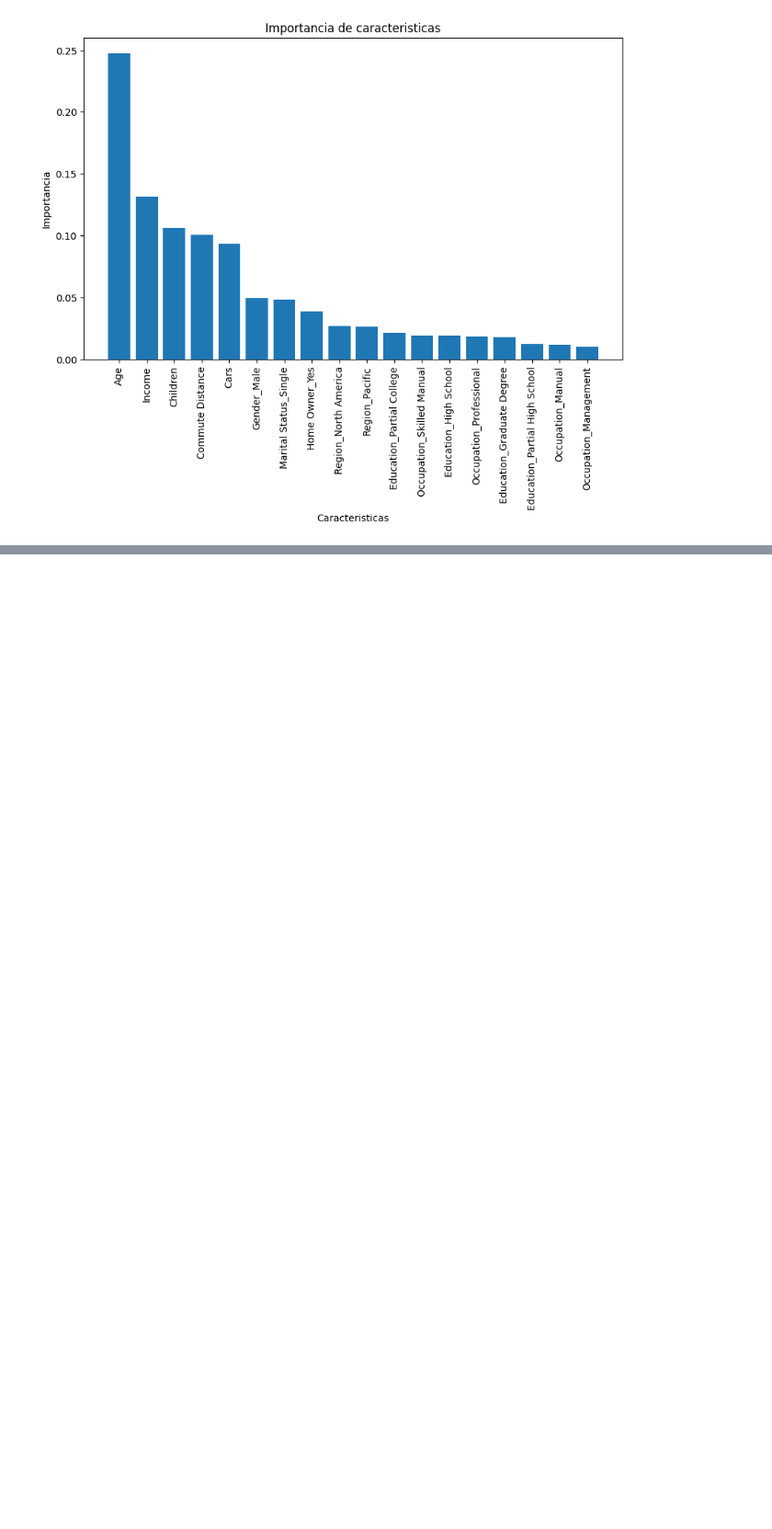
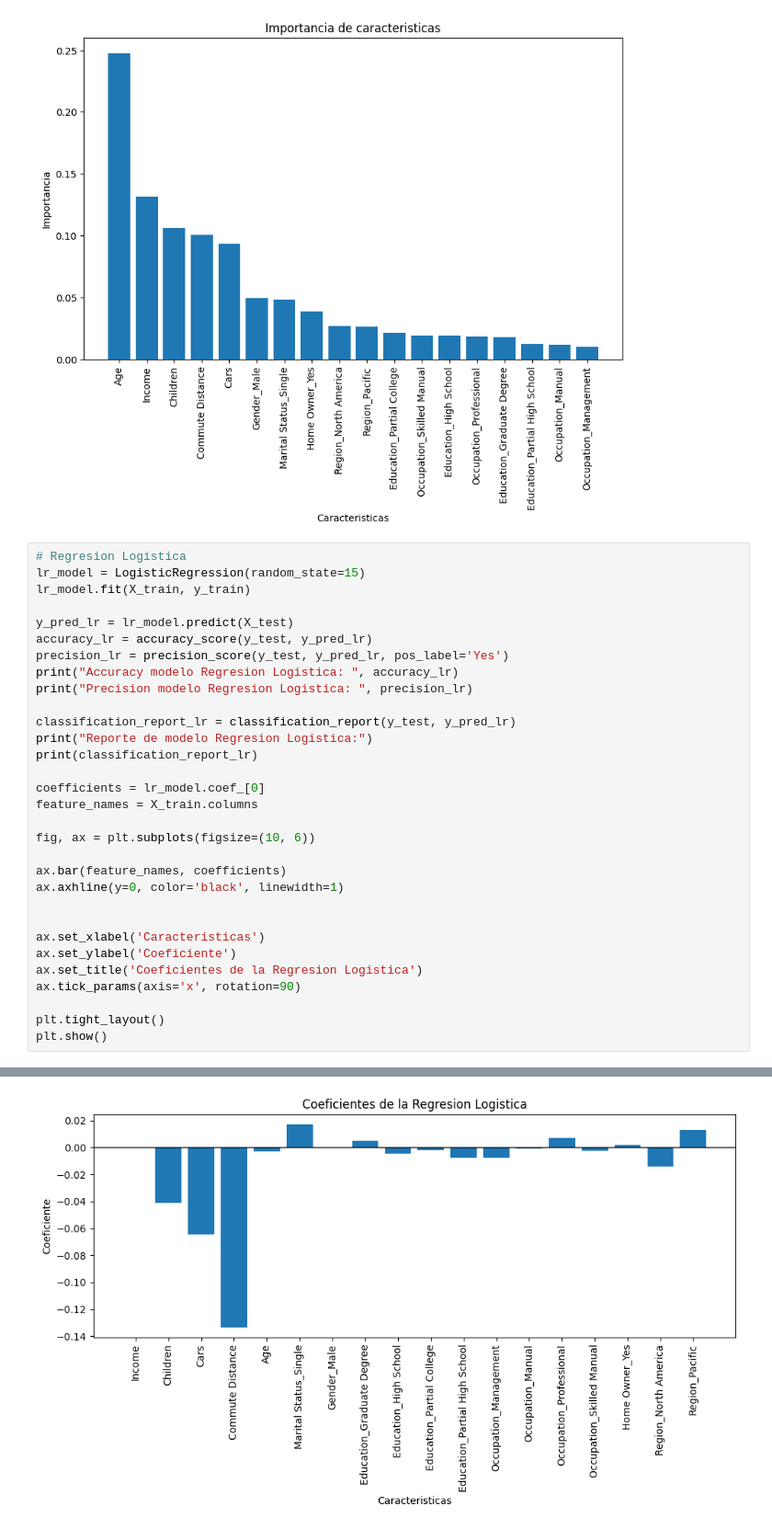
Before and after one commit to ElGirasolMaestro/DataScienceFP, a Jupyter notebook: Code/trabajofinal.ipynb, the cells around one changed output, grey strips where cells are left out. Shown: that part at 92% size. Saved outputs shown, nothing was run; the diff lists cells and outputs as text; blank space fills up the shorter version.

Commit message:
regresion logistica agregada

```diff
--- a/Code/trabajofinal.ipynb
+++ b/Code/trabajofinal.ipynb
@@ -355,3 +355,35 @@ Reporte de modelo Random Forest Classifier:
    macro avg       0.75      0.75      0.75       100
 weighted avg       0.75      0.75      0.75       100
 [figure]
+# %%
+# Regresion Logistica
+lr_model = LogisticRegression(random_state=15)
+lr_model.fit(X_train, y_train)
+
+y_pred_lr = lr_model.predict(X_test)
+accuracy_lr = accuracy_score(y_test, y_pred_lr)
+precision_lr = precision_score(y_test, y_pred_lr, pos_label='Yes')
+print("Accuracy modelo Regresion Logistica: ", accuracy_lr)
+print("Precision modelo Regresion Logistica: ", precision_lr)
+
+classification_report_lr = classification_report(y_test, y_pred_lr)
+print("Reporte de modelo Regresion Logistica:")
+print(classification_report_lr)
+
+coefficients = lr_model.coef_[0]
+feature_names = X_train.columns
+
+fig, ax = plt.subplots(figsize=(10, 6))
+
+ax.bar(feature_names, coefficients)
+ax.axhline(y=0, color='black', linewidth=1)
+
+
+ax.set_xlabel('Caracteristicas')
+ax.set_ylabel('Coeficiente')
+ax.set_title('Coeficientes de la Regresion Logistica')
+ax.tick_params(axis='x', rotation=90)
+
+plt.tight_layout()
+plt.show()
+# %% [output]
@@ -357,0 +401 @@ weighted avg       0.75      0.75      0.75       100
+[figure, added]
```
Also changed, not shown: parts of 3 cells of this notebook.
